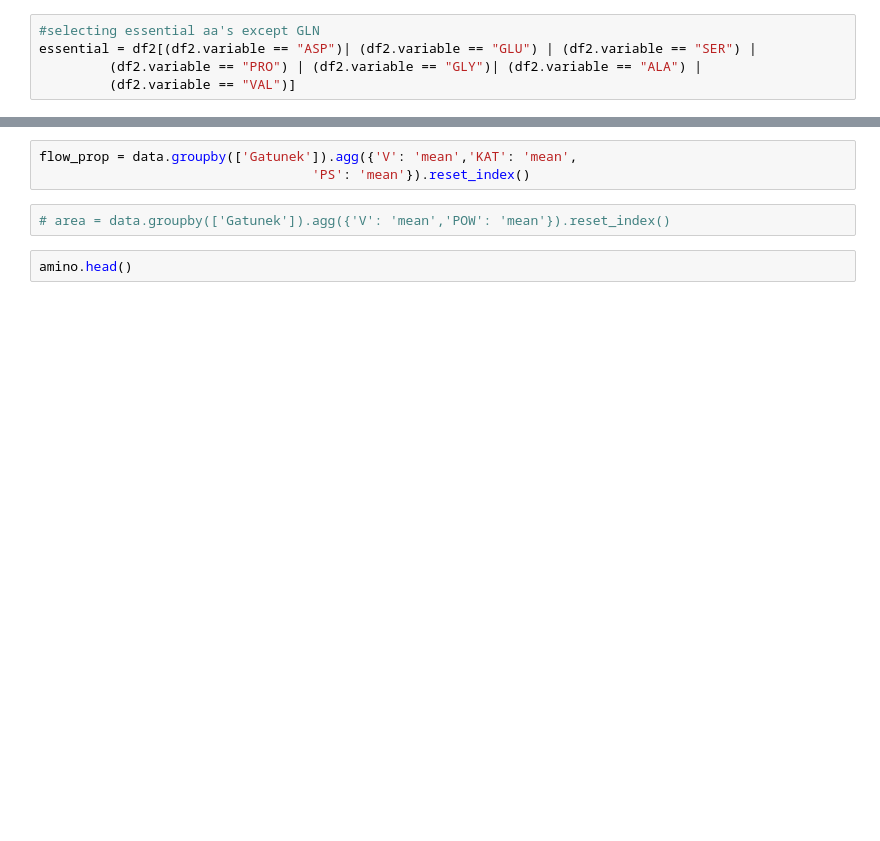
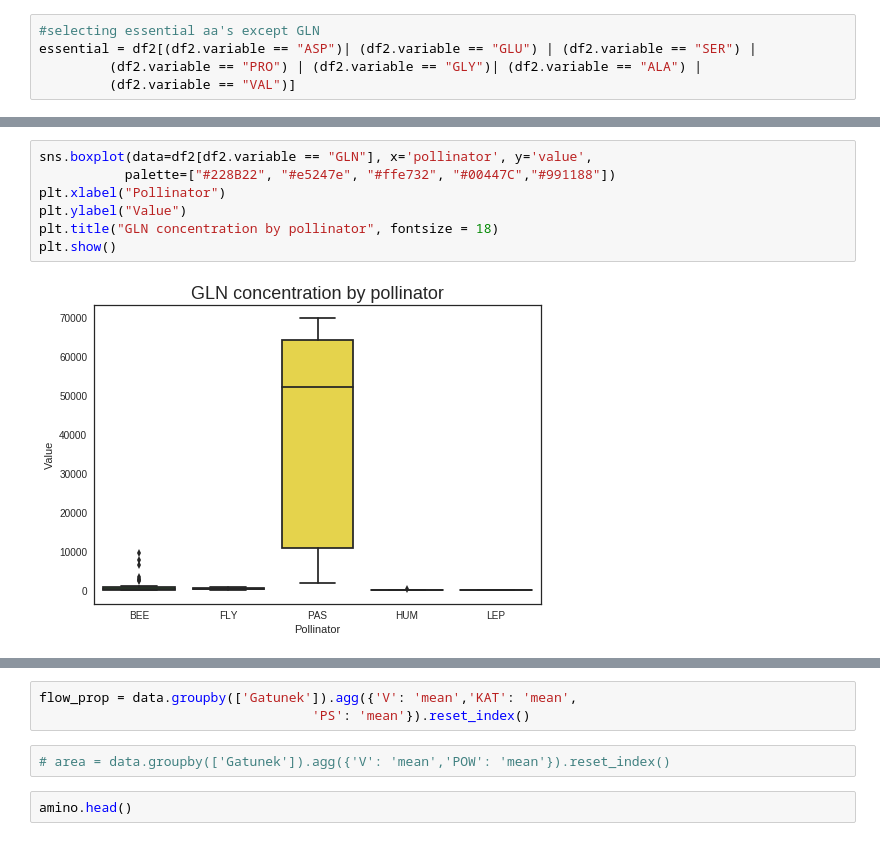
Before and after one commit to AgataRoguz/projekty_uw, a Jupyter notebook: Fritillaria_evolution.ipynb, the cells around one changed output, grey strips where cells are left out. Drawn from its saved outputs; the diff is of its cells as text; blank space fills up the shorter version.

```diff
--- a/Fritillaria_evolution.ipynb
+++ b/Fritillaria_evolution.ipynb
@@ -312,0 +313,9 @@ plt.show()
+# %%
+sns.boxplot(data=df2[df2.variable == "GLN"], x='pollinator', y='value',
+           palette=["#228B22", "#e5247e", "#ffe732", "#00447C","#991188"])
+plt.xlabel("Pollinator")
+plt.ylabel("Value")
+plt.title("GLN concentration by pollinator", fontsize = 18)
+plt.show()
+# %% [output]
+[figure, added]
```
Also changed, not shown: parts of 8 cells of this notebook.
